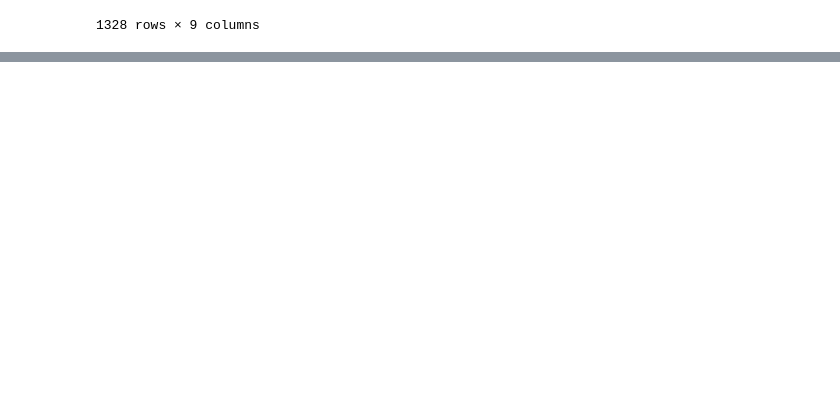
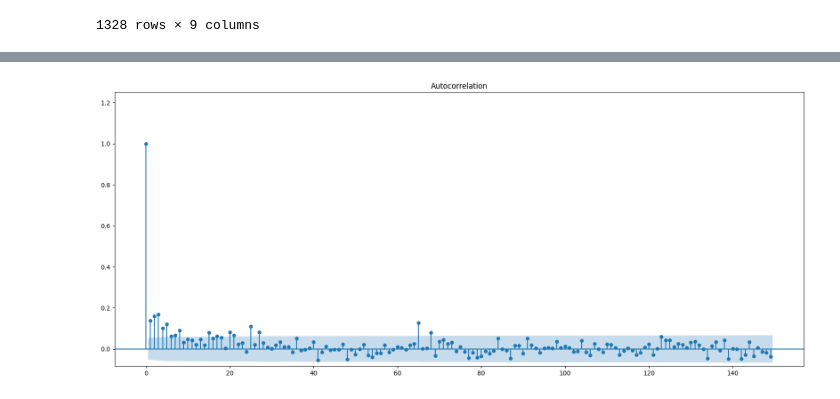
Before and after one commit to p4treina/trade_volume_prediction, a Jupyter notebook: notebooks/EDA.ipynb, the cells around one changed output, grey strips where cells are left out. Cells and saved outputs as stored; diff of their text form; code cells hidden in the pictures; blank space fills up the shorter version.

Commit message:
eda plots and project setup update

```diff
--- a/notebooks/EDA.ipynb
+++ b/notebooks/EDA.ipynb
@@ -81,0 +89,8 @@ all_data
+# %%
+fig, ax = plt.subplots(figsize=(20, 8))
+plt_pacf = plot_acf(all_data['volume_gm'],
+                    ax = ax,
+                    lags = np.arange(150),
+                    auto_ylims = True)
+# %% [output]
+[figure, added]
```
Also changed, not shown: parts of 2 cells of this notebook, 4 other files.
